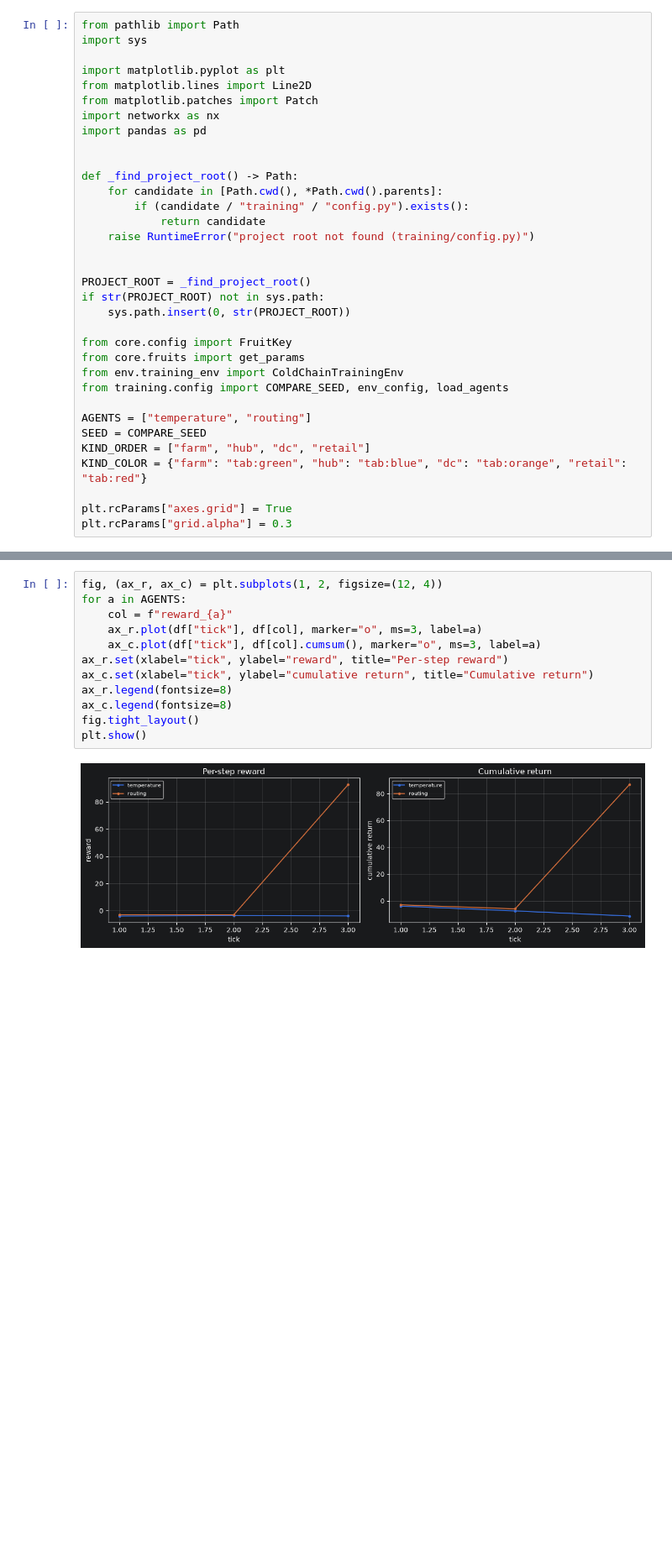
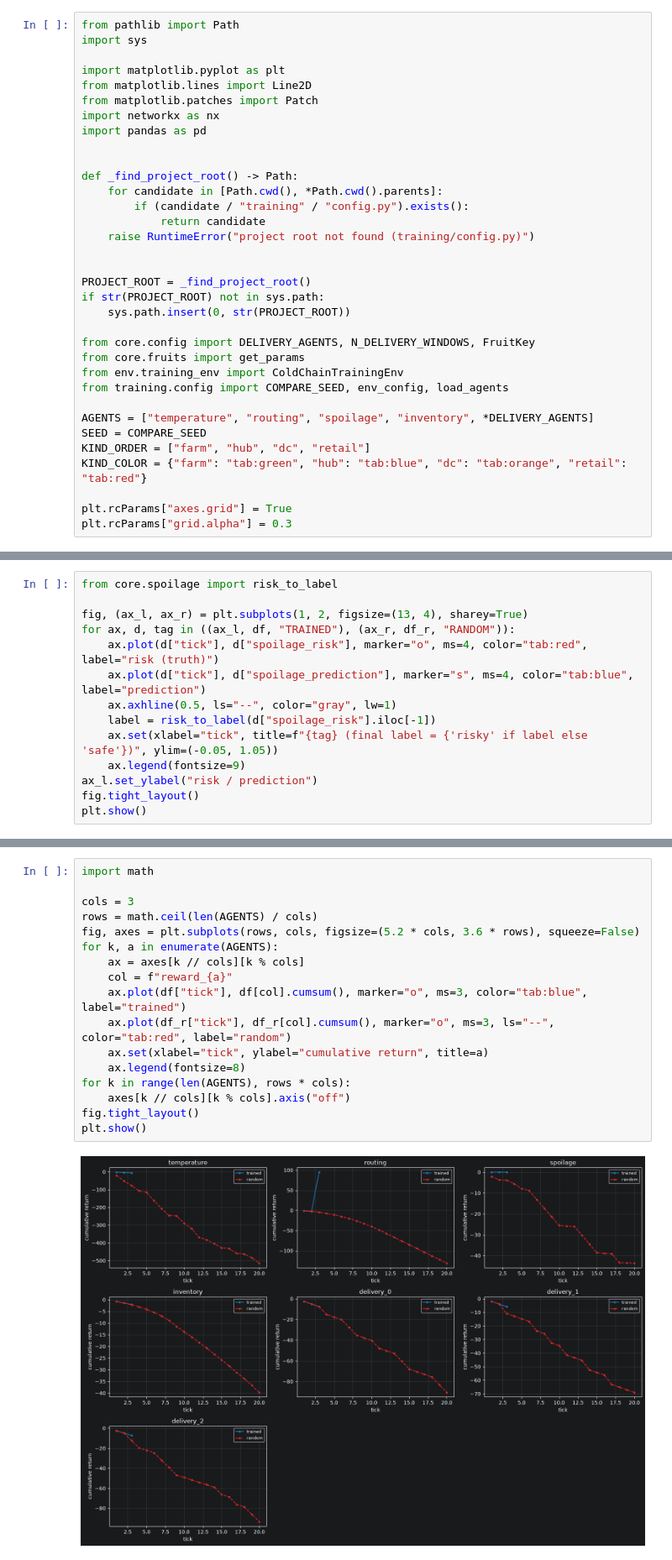
Before and after one commit to twisted1g/coldchain-marl, a Jupyter notebook: notebooks/agent_behavior.ipynb, the cells around one changed output, grey strips where cells are left out. Shown at 84% size. Cells and saved outputs as stored; diff of their text form; blank space fills up the shorter version.

```diff
--- a/notebooks/agent_behavior.ipynb
+++ b/notebooks/agent_behavior.ipynb
@@ -26,12 +24,12 @@ PROJECT_ROOT = _find_project_root()
 if str(PROJECT_ROOT) not in sys.path:
     sys.path.insert(0, str(PROJECT_ROOT))
 
-from core.config import FruitKey
+from core.config import DELIVERY_AGENTS, N_DELIVERY_WINDOWS, FruitKey
 from core.fruits import get_params
 from env.training_env import ColdChainTrainingEnv
 from training.config import COMPARE_SEED, env_config, load_agents
 
-AGENTS = ["temperature", "routing"]
+AGENTS = ["temperature", "routing", "spoilage", "inventory", *DELIVERY_AGENTS]
 SEED = COMPARE_SEED
 KIND_ORDER = ["farm", "hub", "dc", "retail"]
 KIND_COLOR = {"farm": "tab:green", "hub": "tab:blue", "dc": "tab:orange", "retail": "tab:red"}
@@ -196,0 +275,14 @@ plt.show()
+# %%
+from core.spoilage import risk_to_label
+
+fig, (ax_l, ax_r) = plt.subplots(1, 2, figsize=(13, 4), sharey=True)
+for ax, d, tag in ((ax_l, df, "TRAINED"), (ax_r, df_r, "RANDOM")):
+    ax.plot(d["tick"], d["spoilage_risk"], marker="o", ms=4, color="tab:red", label="risk (truth)")
+    ax.plot(d["tick"], d["spoilage_prediction"], marker="s", ms=4, color="tab:blue", label="prediction")
+    ax.axhline(0.5, ls="--", color="gray", lw=1)
+    label = risk_to_label(d["spoilage_risk"].iloc[-1])
+    ax.set(xlabel="tick", title=f"{tag} (final label = {'risky' if label else 'safe'})", ylim=(-0.05, 1.05))
+    ax.legend(fontsize=9)
+ax_l.set_ylabel("risk / prediction")
+fig.tight_layout()
+plt.show()
@@ -199,14 +348,19 @@ plt.show()
 # %%
-fig, (ax_r, ax_c) = plt.subplots(1, 2, figsize=(12, 4))
-for a in AGENTS:
+import math
+
+cols = 3
+rows = math.ceil(len(AGENTS) / cols)
+fig, axes = plt.subplots(rows, cols, figsize=(5.2 * cols, 3.6 * rows), squeeze=False)
+for k, a in enumerate(AGENTS):
+    ax = axes[k // cols][k % cols]
     col = f"reward_{a}"
-    ax_r.plot(df["tick"], df[col], marker="o", ms=3, label=a)
-    ax_c.plot(df["tick"], df[col].cumsum(), marker="o", ms=3, label=a)
-ax_r.set(xlabel="tick", ylabel="reward", title="Per-step reward")
-ax_c.set(xlabel="tick", ylabel="cumulative return", title="Cumulative return")
-ax_r.legend(fontsize=8)
-ax_c.legend(fontsize=8)
+    ax.plot(df["tick"], df[col].cumsum(), marker="o", ms=3, color="tab:blue", label="trained")
+    ax.plot(df_r["tick"], df_r[col].cumsum(), marker="o", ms=3, ls="--", color="tab:red", label="random")
+    ax.set(xlabel="tick", ylabel="cumulative return", title=a)
+    ax.legend(fontsize=8)
+for k in range(len(AGENTS), rows * cols):
+    axes[k // cols][k % cols].axis("off")
 fig.tight_layout()
 plt.show()
 # %% [output]
-[figure, old version]
+[figure, new version]
```
Also changed, not shown: parts of 16 cells of this notebook, 1 other file.
